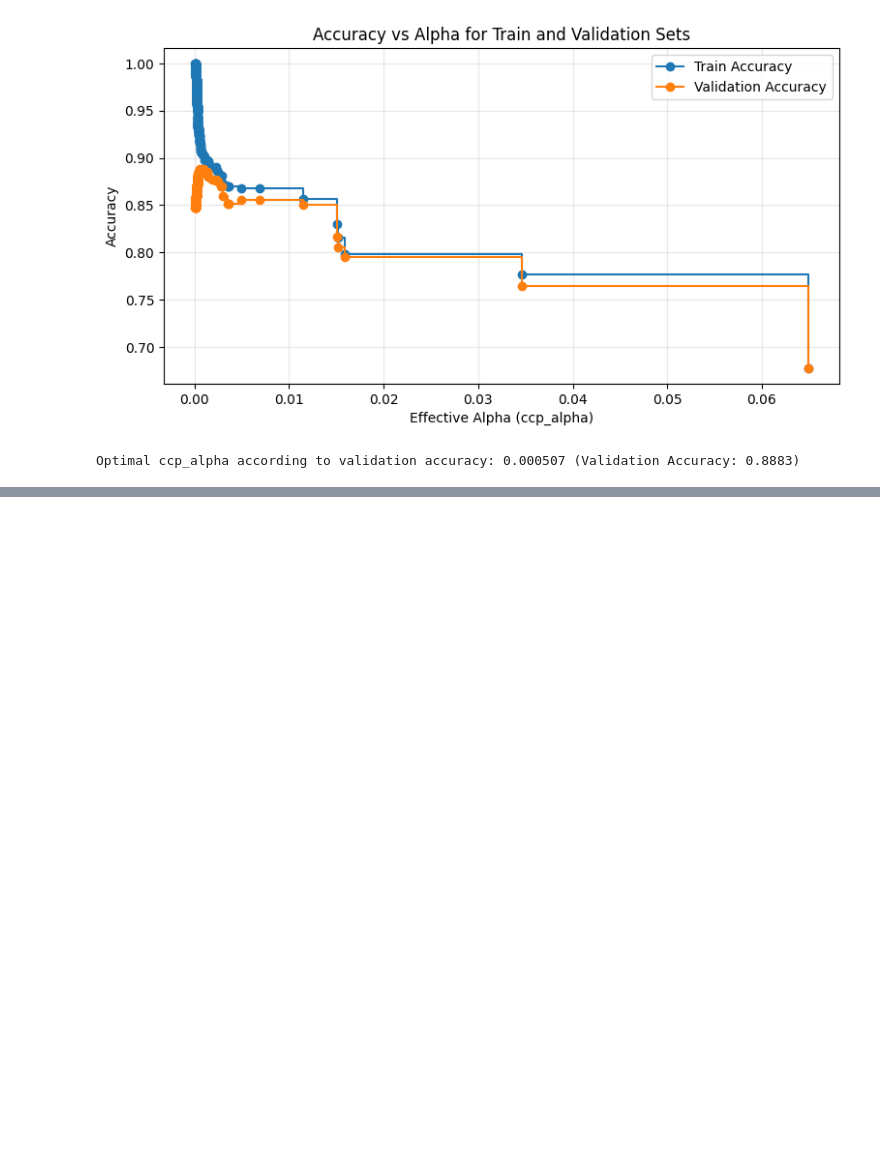
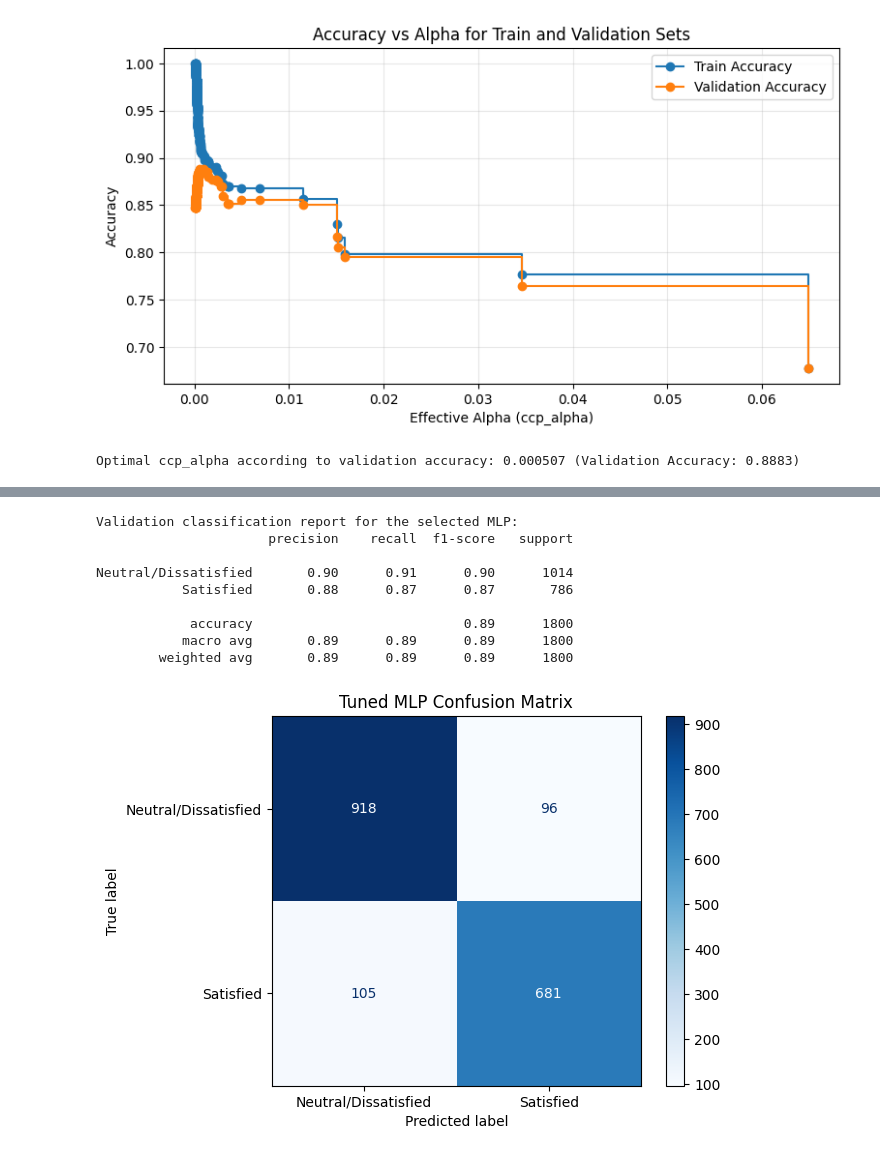
Before and after one commit to yaelelazari/ML_Project, a Jupyter notebook: Airline_Project_Part_B_Group3.ipynb, the cells around one changed output, grey strips where cells are left out. Drawn from its saved outputs; the diff is of its cells as text; code cells hidden in the pictures; blank space fills up the shorter version.

```diff
--- a/Airline_Project_Part_B_Group3.ipynb
+++ b/Airline_Project_Part_B_Group3.ipynb
@@ -3289,0 +2071,35 @@ display(Markdown(mlp_conclusion))
+# %%
+best_mlp_valid_predictions = best_mlp_pipeline.predict(X_valid)
+
+print("Validation classification report for the selected MLP:")
+print(
+    classification_report(
+        y_valid_mlp,
+        best_mlp_valid_predictions,
+        labels=CLASS_LABELS_MLP,
+        target_names=CLASS_NAMES_MLP,
+        zero_division=0,
+    )
+)
+
+
+ConfusionMatrixDisplay.from_predictions(
+    y_valid_mlp,
+    best_mlp_valid_predictions,
+    display_labels=["Neutral/Dissatisfied", "Satisfied"],
+    cmap="Blues",
+    values_format="d",
+)
+plt.title("Tuned MLP Confusion Matrix")
+plt.show()
+# %% [output]
+Validation classification report for the selected MLP:
+                      precision    recall  f1-score   support
+
+Neutral/Dissatisfied       0.90      0.91      0.90      1014
+           Satisfied       0.88      0.87      0.87       786
+
+            accuracy                           0.89      1800
+           macro avg       0.89      0.89      0.89      1800
+        weighted avg       0.89      0.89      0.89      1800
+[figure, added]
```
Also changed, not shown: parts of 149 cells of this notebook.
